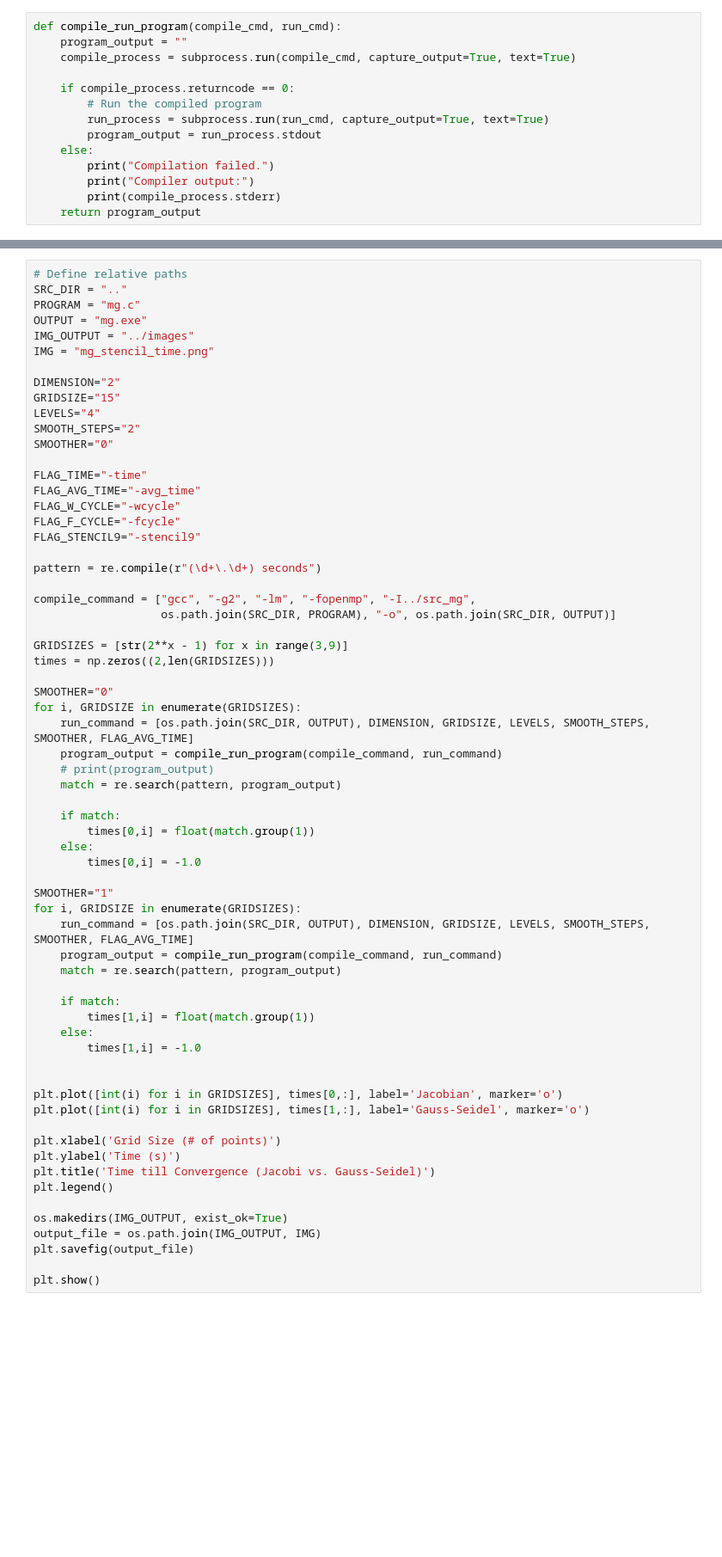
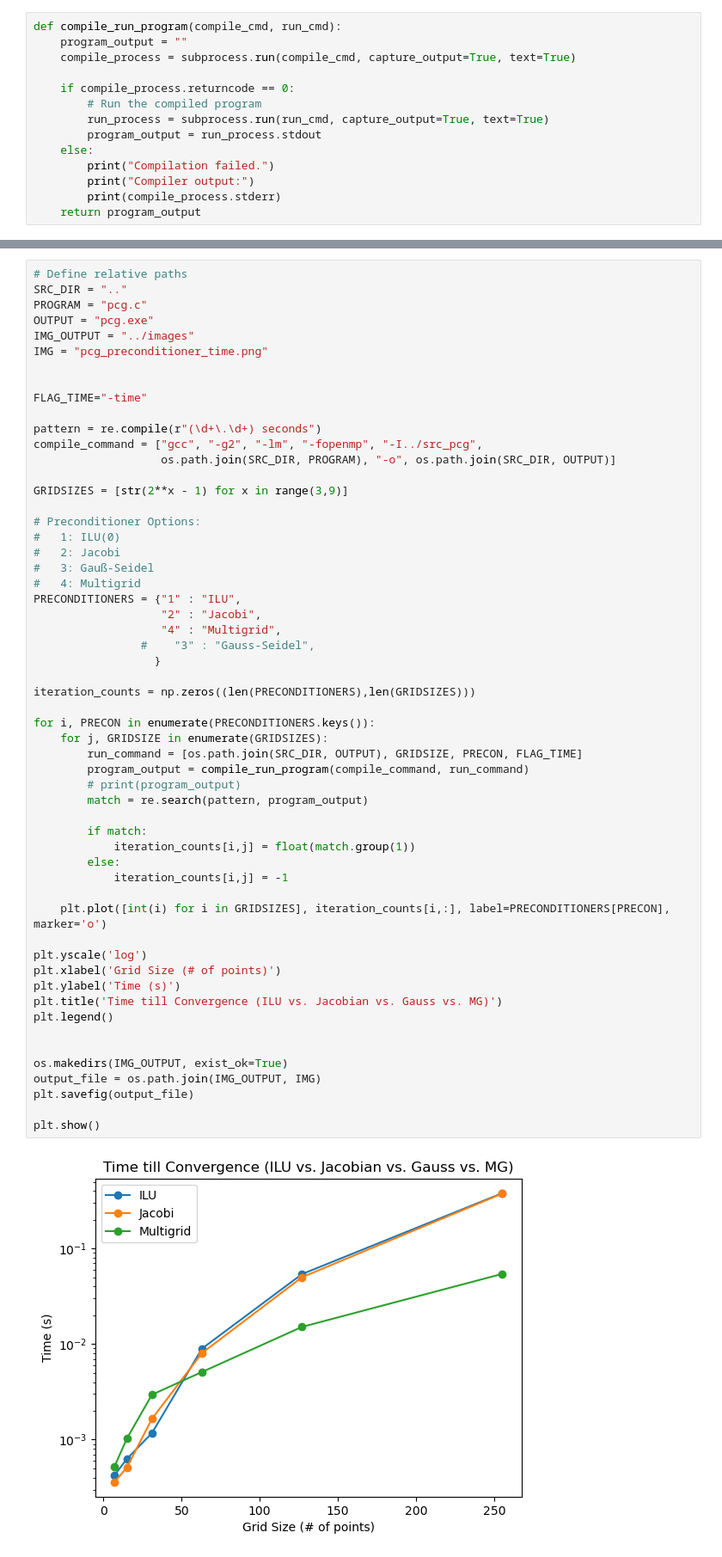
Before and after one commit to hpc2-2024/programming-project-awesome_team, a Jupyter notebook: scripts/pcg_preconditioner_time.ipynb, the cells around one changed output, grey strips where cells are left out. Shown at 86% size. Cells and saved outputs as stored; diff of their text form; blank space fills up the shorter version.

```diff
--- a/scripts/pcg_preconditioner_time.ipynb
+++ b/scripts/pcg_preconditioner_time.ipynb
@@ -31,65 +28,58 @@ NameError: name 'compile_command' is not defined
 # %%
 # Define relative paths
 SRC_DIR = ".."
-PROGRAM = "mg.c"
-OUTPUT = "mg.exe"
+PROGRAM = "pcg.c"
+OUTPUT = "pcg.exe"
 IMG_OUTPUT = "../images"
-IMG = "mg_stencil_time.png"
+IMG = "pcg_preconditioner_time.png"
 
-DIMENSION="2"
-GRIDSIZE="15"
-LEVELS="4"
-SMOOTH_STEPS="2"
-SMOOTHER="0"
 
 FLAG_TIME="-time"
-FLAG_AVG_TIME="-avg_time"
-FLAG_W_CYCLE="-wcycle"
-FLAG_F_CYCLE="-fcycle"
-FLAG_STENCIL9="-stencil9"
 
 pattern = re.compile(r"(\d+\.\d+) seconds")
-
-compile_command = ["gcc", "-g2", "-lm", "-fopenmp", "-I../src_mg",
+compile_command = ["gcc", "-g2", "-lm", "-fopenmp", "-I../src_pcg",
                    os.path.join(SRC_DIR, PROGRAM), "-o", os.path.join(SRC_DIR, OUTPUT)]
 
 GRIDSIZES = [str(2**x - 1) for x in range(3,9)]
-times = np.zeros((2,len(GRIDSIZES)))
 
-SMOOTHER="0"
-for i, GRIDSIZE in enumerate(GRIDSIZES):
-    run_command = [os.path.join(SRC_DIR, OUTPUT), DIMENSION, GRIDSIZE, LEVELS, SMOOTH_STEPS, SMOOTHER, FLAG_AVG_TIME]
-    program_output = compile_run_program(compile_command, run_command)
-    # print(program_output)
-    match = re.search(pattern, program_output)
+# Preconditioner Options:
+#   1: ILU(0)
+#   2: Jacobi
+#   3: Gauß-Seidel
+#   4: Multigrid
+PRECONDITIONERS = {"1" : "ILU",
+                   "2" : "Jacobi",
+                   "4" : "Multigrid",
+                #    "3" : "Gauss-Seidel",
+                  }
 
-    if match:
-        times[0,i] = float(match.group(1))
-    else:
-        times[0,i] = -1.0
+iteration_counts = np.zeros((len(PRECONDITIONERS),len(GRIDSIZES)))
 
-SMOOTHER="1"
-for i, GRIDSIZE in enumerate(GRIDSIZES):
-    run_command = [os.path.join(SRC_DIR, OUTPUT), DIMENSION, GRIDSIZE, LEVELS, SMOOTH_STEPS, SMOOTHER, FLAG_AVG_TIME]
-    program_output = compile_run_program(compile_command, run_command)
-    match = re.search(pattern, program_output)
+for i, PRECON in enumerate(PRECONDITIONERS.keys()):
+    for j, GRIDSIZE in enumerate(GRIDSIZES):
+        run_command = [os.path.join(SRC_DIR, OUTPUT), GRIDSIZE, PRECON, FLAG_TIME]
+        program_output = compile_run_program(compile_command, run_command)
+        # print(program_output)
+        match = re.search(pattern, program_output)
 
-    if match:
-        times[1,i] = float(match.group(1))
-    else:
-        times[1,i] = -1.0
+        if match:
+            iteration_counts[i,j] = float(match.group(1))
+        else:
+            iteration_counts[i,j] = -1
 
+    plt.plot([int(i) for i in GRIDSIZES], iteration_counts[i,:], label=PRECONDITIONERS[PRECON], marker='o')
 
-plt.plot([int(i) for i in GRIDSIZES], times[0,:], label='Jacobian', marker='o')
-plt.plot([int(i) for i in GRIDSIZES], times[1,:], label='Gauss-Seidel', marker='o')
-
+plt.yscale('log')
 plt.xlabel('Grid Size (# of points)')
 plt.ylabel('Time (s)')
-plt.title('Time till Convergence (Jacobi vs. Gauss-Seidel)')
+plt.title('Time till Convergence (ILU vs. Jacobian vs. Gauss vs. MG)')
 plt.legend()
+
 
 os.makedirs(IMG_OUTPUT, exist_ok=True)
 output_file = os.path.join(IMG_OUTPUT, IMG)
 plt.savefig(output_file)
 
 plt.show()
+# %% [output]
+[figure, added]
```
Also changed, not shown: parts of 3 cells of this notebook, 21 other files.
